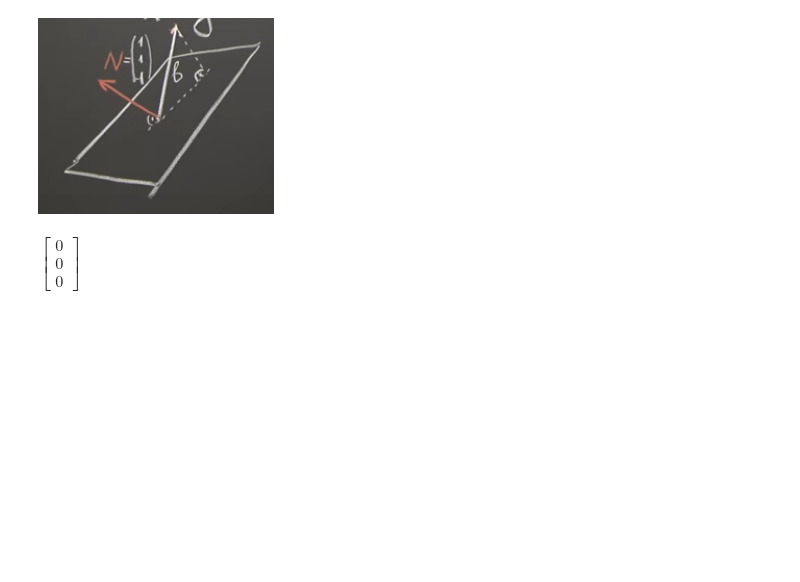
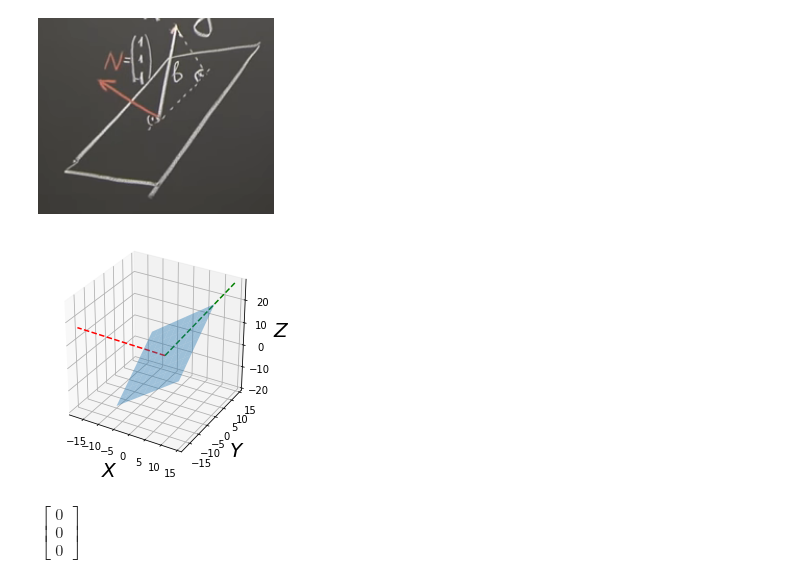
Before and after one commit to powergun/codingMatrix, a Jupyter notebook: notebooks/18.06_15_projections_onto_subspaces.ipynb, the cells around one changed output. Saved outputs shown, nothing was run; the diff lists cells and outputs as text; code cells hidden in the pictures; blank space fills up the shorter version.

```diff
--- a/notebooks/18.06_15_projections_onto_subspaces.ipynb
+++ b/notebooks/18.06_15_projections_onto_subspaces.ipynb
@@ -317,6 +317,15 @@ P * sympy.Matrix([1, 1, -1])
 $\displaystyle \left[\begin{matrix}0\\0\\0\end{matrix}\right]$
 # %% [markdown]
 ![image.png](attachment:image.png)
+# %%
+%matplotlib inline
+
+import pylinearalgebra.vistools as vist
+xyz = vist.XYZ()
+xyz.plane(1, 1, -1, show_normal=True)
+xyz.line_seg((0, 0, 0), (14, 14, 28), 'g--')
+# %% [output]
+[figure, added]
 # %%
 # the easier solution
 
```
